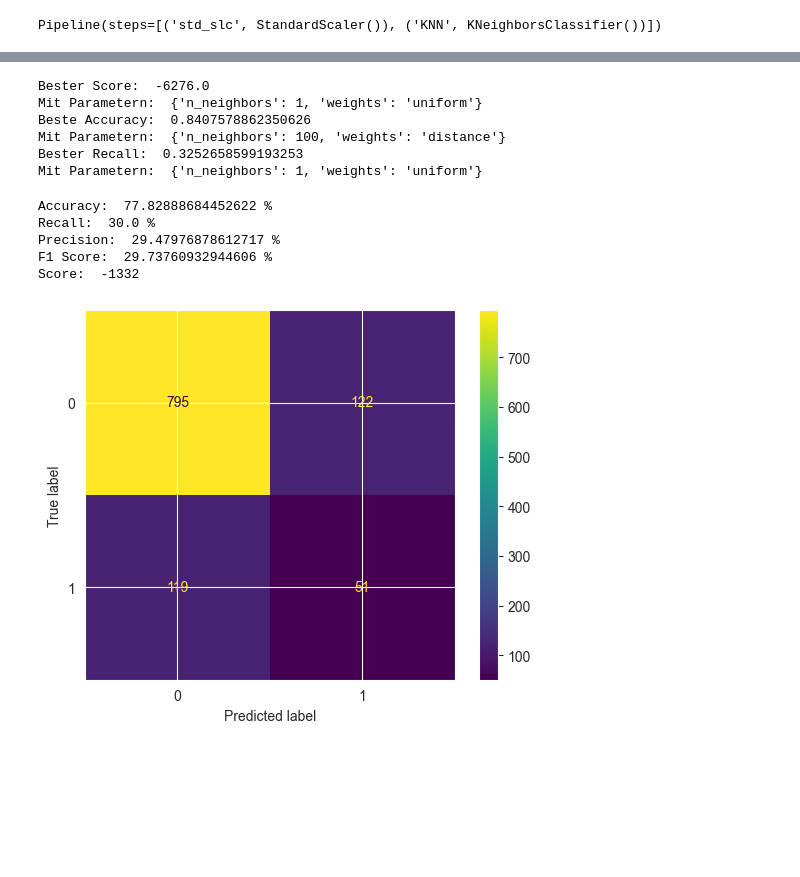
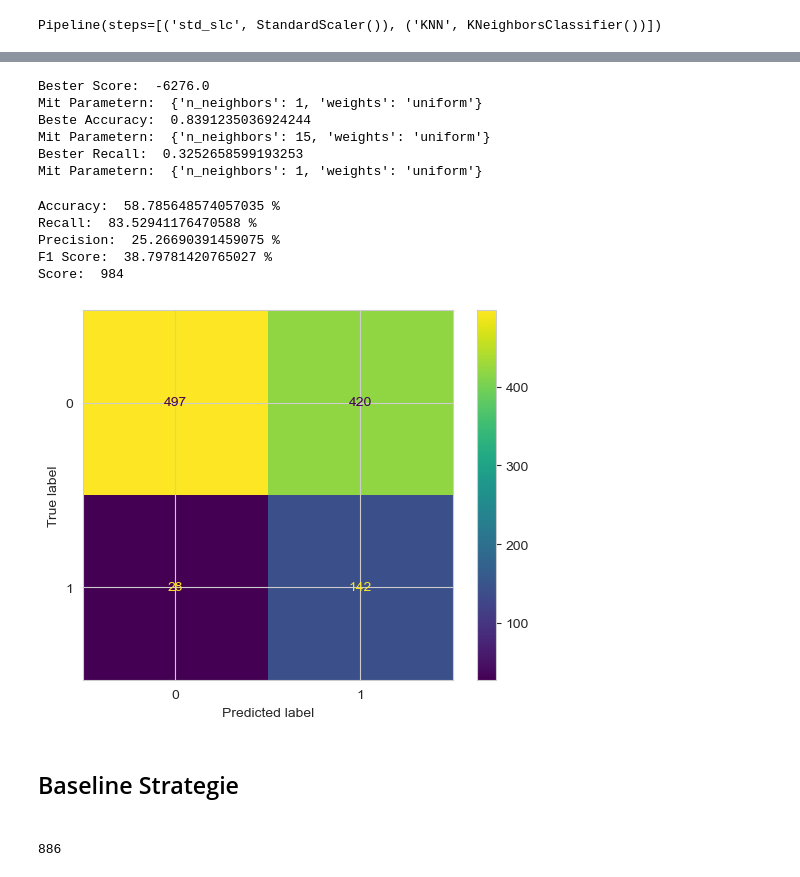
Before and after one commit to Konsti-Boegel/anwendungsfelderBusinessAnalytics, a Jupyter notebook: k_nearst_neighbor.ipynb, the cells around one changed output, grey strips where cells are left out. Drawn from its saved outputs; the diff is of its cells as text; code cells hidden in the pictures; blank space fills up the shorter version.

Commit message:
Anpassung k Nachbarn Auswertung nach Baseline Strategie hinzugefügt

```diff
--- a/k_nearst_neighbor.ipynb
+++ b/k_nearst_neighbor.ipynb
@@ -180,7 +180,7 @@ plt.show()
 # %% [output]
 [figure]
 # %%
-grid_params = {"n_neighbors" : [1,2,5,7,9,11,13,15,17,19,20,100],
+grid_params = {"n_neighbors" : [1,2,5,7,9,11,13,15,17,19,20],
                "weights" : ["uniform","distance"],
                }
 knn = KNeighborsClassifier()
@@ -204,35 +204,45 @@ print("Mit Parametern: ",knn_random_result_recall_res.best_params_)
 # %% [output]
 Bester Score:  -6276.0
 Mit Parametern:  {'n_neighbors': 1, 'weights': 'uniform'}
-Beste Accuracy:  0.8407578862350626
-Mit Parametern:  {'n_neighbors': 100, 'weights': 'distance'}
+Beste Accuracy:  0.8391235036924244
+Mit Parametern:  {'n_neighbors': 15, 'weights': 'uniform'}
 Bester Recall:  0.3252658599193253
 Mit Parametern:  {'n_neighbors': 1, 'weights': 'uniform'}
 # %%
-knn = KNeighborsClassifier(n_neighbors=1, weights="uniform")
+knn = KNeighborsClassifier(n_neighbors=17, weights="uniform")
 
 
 knn.fit(X_train,y_train)
-y_predicted = (knn.predict_proba(X_test_2)[:,1]>=0.5).astype(bool)
+y_predicted = (knn.predict_proba(X_test_2)[:,1]>=0.1).astype(bool)
 accuracy = accuracy_score(y_test_2, y_predicted)
 precision = precision_score(y_test_2, y_predicted)
 recall = recall_score(y_test_2, y_predicted)
 f1score = f1_score(y_test_2, y_predicted)
 score = get_result_score(y_test_2, y_predicted)
 
 print("Accuracy: ",accuracy*100, "%")
 print("Recall: ", recall*100, "%")
 print("Precision: ", precision*100, "%")
 print("F1 Score: ", f1score*100, "%")
 print("Score: ", score)
 matrix = confusion_matrix(y_test_2,y_predicted,labels=knn.classes_)
 disp = ConfusionMatrixDisplay(confusion_matrix=matrix, display_labels=knn.classes_)
 disp.plot()
 plt.show()
 # %% [output]
-Accuracy:  77.82888684452622 %
-Recall:  30.0 %
-Precision:  29.47976878612717 %
-F1 Score:  29.73760932944606 %
-Score:  -1332
+Accuracy:  58.785648574057035 %
+Recall:  83.52941176470588 %
+Precision:  25.26690391459075 %
+F1 Score:  38.79781420765027 %
+Score:  984
-[figure, old version]
+[figure, new version]
+# %% [markdown]
+<h2>Baseline Strategie<h2>
+# %%
+len(y_test_2)
+count_RESP_yes = sum(y_test_2)
+count_RESP_no = len(y_test_2) - sum(y_test_2)
+baseline = (count_RESP_yes*16)+(count_RESP_no*(-2))
+print(baseline)
+# %% [output]
+886
```
Also changed, not shown: 1 other file.
